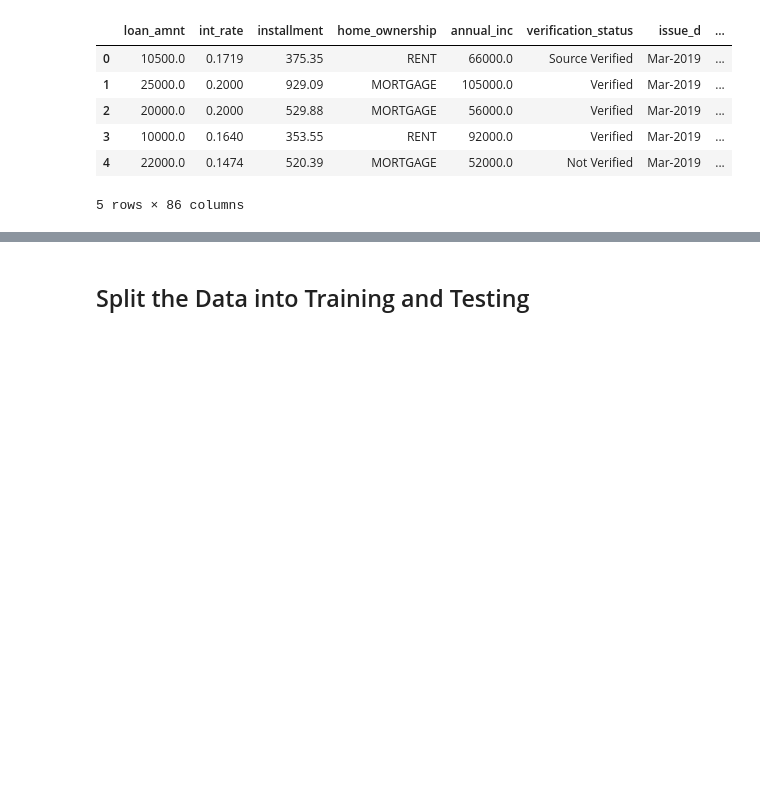
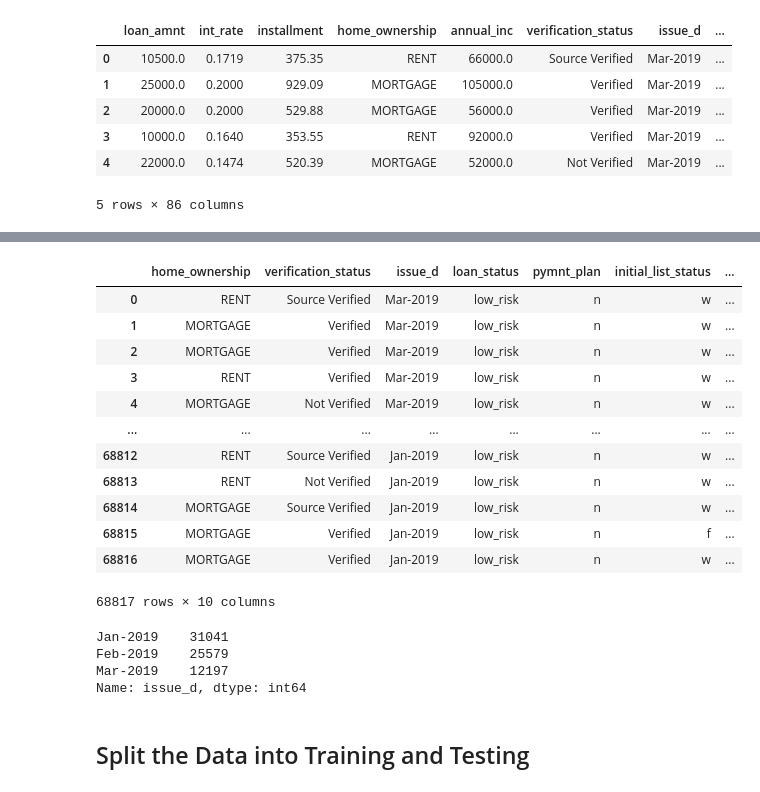
Before and after one commit to hillhwaga/Classification, a Jupyter notebook: credit_risk_ensemble.ipynb, the cells around one changed output, grey strips where cells are left out. Drawn from its saved outputs; the diff is of its cells as text; code cells hidden in the pictures; blank space fills up the shorter version.

```diff
--- a/credit_risk_ensemble.ipynb
+++ b/credit_risk_ensemble.ipynb
@@ -33,0 +54,26 @@ df.head()
+# %%
+d_types = df.dtypes.to_frame()
+# display(d_types.head(50))
+fix_columns = list(d_types[d_types[0]=="object"].index)
+df[fix_columns]
+# %% [output]
+|  | home_ownership | verification_status | issue_d | loan_status | pymnt_plan | initial_list_status | ... |
+| 0 | RENT | Source Verified | Mar-2019 | low_risk | n | w | ... |
+| 1 | MORTGAGE | Verified | Mar-2019 | low_risk | n | w | ... |
+| 2 | MORTGAGE | Verified | Mar-2019 | low_risk | n | w | ... |
+| 3 | RENT | Verified | Mar-2019 | low_risk | n | w | ... |
+| 4 | MORTGAGE | Not Verified | Mar-2019 | low_risk | n | w | ... |
+| ... | ... | ... | ... | ... | ... | ... | ... |
+| 68812 | RENT | Source Verified | Jan-2019 | low_risk | n | w | ... |
+| 68813 | RENT | Not Verified | Jan-2019 | low_risk | n | w | ... |
+| 68814 | MORTGAGE | Source Verified | Jan-2019 | low_risk | n | w | ... |
+| 68815 | MORTGAGE | Verified | Jan-2019 | low_risk | n | f | ... |
+| 68816 | MORTGAGE | Verified | Jan-2019 | low_risk | n | w | ... |
+68817 rows × 10 columns
+# %%
+df["issue_d"].value_counts()
+# %% [output]
+Jan-2019    31041
+Feb-2019    25579
+Mar-2019    12197
+Name: issue_d, dtype: int64
```
Also changed, not shown: parts of 18 cells of this notebook, 1 other file.
